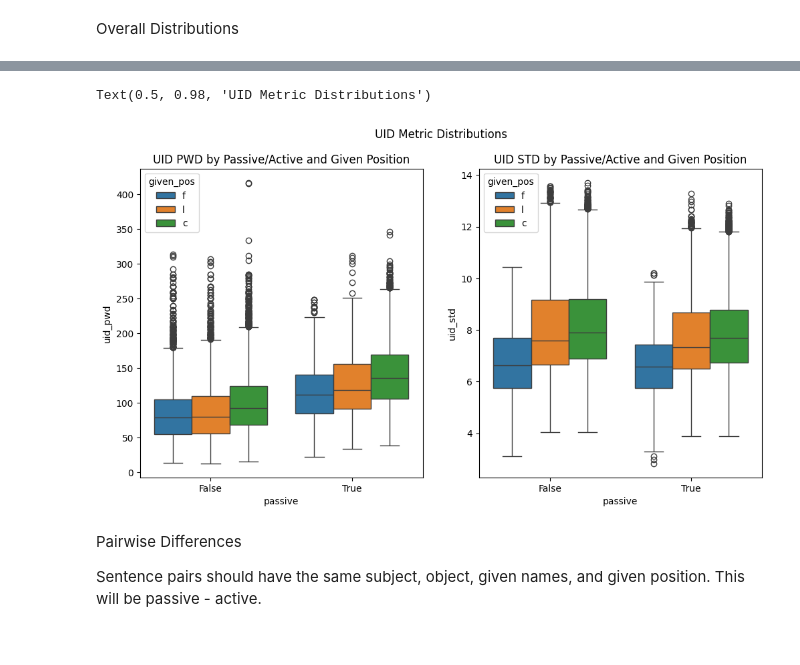
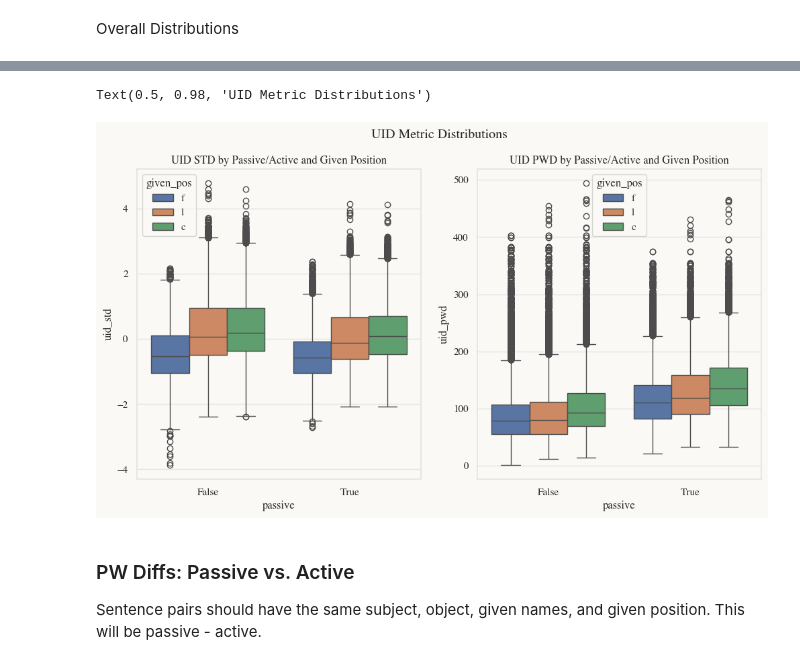
Before and after one commit to NolanChai/active-passive-alternations, a Jupyter notebook: template_experiments.ipynb, the cells around one changed output, grey strips where cells are left out. Drawn from its saved outputs; the diff is of its cells as text; code cells hidden in the pictures.

```diff
--- a/template_experiments.ipynb
+++ b/template_experiments.ipynb
@@ -169,7 +203,24 @@ List of questions to answer:
+# %%
+sns.set_palette("Set2")
+bg_color = "#FAF9F6"
+grid_color = "#E5E4E2"
+sns.set(rc={
+    'axes.facecolor':bg_color,
+    'figure.facecolor':bg_color,
+    'grid.color': grid_color,
+    'axes.edgecolor': grid_color,
+    'lines.markeredgecolor': grid_color,
+    'scatter.edgecolors': grid_color,
+})
+plt.rcParams.update({
+    "text.usetex": False,
+    "font.family": "serif",
+    "font.serif": "Times",
+})
 # %% [markdown]
 ## Data Cleaning
 # %%
-uid_results = pd.read_csv("temp_results.csv")
+uid_results = pd.read_csv("uid_results.csv")
 # %%
 uid_results["given_first"] = uid_results["given"] == uid_results["subject"]
 uid_results["given_last"] = uid_results["given"] == uid_results["object"]
@@ -179,8 +230,13 @@ uid_results["given_pos"] = ["f" if uid_results["given_first"].iloc[i]
                               for i in range(uid_results.shape[0])]
 uid_results["has_context"] = uid_results["context"].notna()
 uid_results["control"] = uid_results["control"].apply(lambda x: eval(x) if isinstance(x, str) else x)
+uid_results["units"] = uid_results["units"].apply(lambda x: eval(x) if isinstance(x, str) else x)
+uid_results["raw_surps"] = uid_results["raw_surps"].apply(lambda x: eval(x) if isinstance(x, str) else x)
 uid_results["control1"] = uid_results["control"].str[0]
 uid_results["control2"] = uid_results["control"].str[1]
-uid_results["sent_id"] = uid_results["pair_id"] + uid_results["passive"]
+uid_results["sent_id"] = uid_results["pair_id"] + uid_results["passive"].astype(str)
+uid_results["surp_slor"] *= -1
+uid_results["non_given"] = np.where(uid_results["given_first"], uid_results["object"], uid_results["subject"])
+uid_results[uid_metrics] = StandardScaler().fit_transform(uid_results[uid_metrics])
 uid_results.head(3)
 # %% [output]
@@ -207,15 +269,15 @@ uid_results.groupby(['passive', 'given_pos'])[["surp_slor", "uid_std", "uid_pwd"
 # %%
 fig, axs = plt.subplots(1, 2, figsize=(12, 6))
-sns.boxplot(data=uid_results, x='passive', y='uid_pwd', hue='given_pos', ax=axs[0])
-axs[0].set_title("UID PWD by Passive/Active and Given Position")
-sns.boxplot(data=uid_results, x='passive', y='uid_std', hue='given_pos', ax=axs[1])
-axs[1].set_title("UID STD by Passive/Active and Given Position")
+sns.boxplot(data=uid_results, x='passive', y='uid_std', hue='given_pos', ax=axs[0])
+axs[0].set_title("UID STD by Passive/Active and Given Position")
+sns.boxplot(data=uid_results, x='passive', y='uid_pwd', hue='given_pos', ax=axs[1])
+axs[1].set_title("UID PWD by Passive/Active and Given Position")
 fig.suptitle("UID Metric Distributions")
 # %% [output]
 Text(0.5, 0.98, 'UID Metric Distributions')
-[figure, old version]
+[figure, new version]
 # %% [markdown]
-Pairwise Differences
+### PW Diffs: Passive vs. Active
 
 Sentence pairs should have the same subject, object, given names, and given position. This will be passive - active.
 # %%
```
Also changed, not shown: parts of 36 cells of this notebook, 5 other files.
